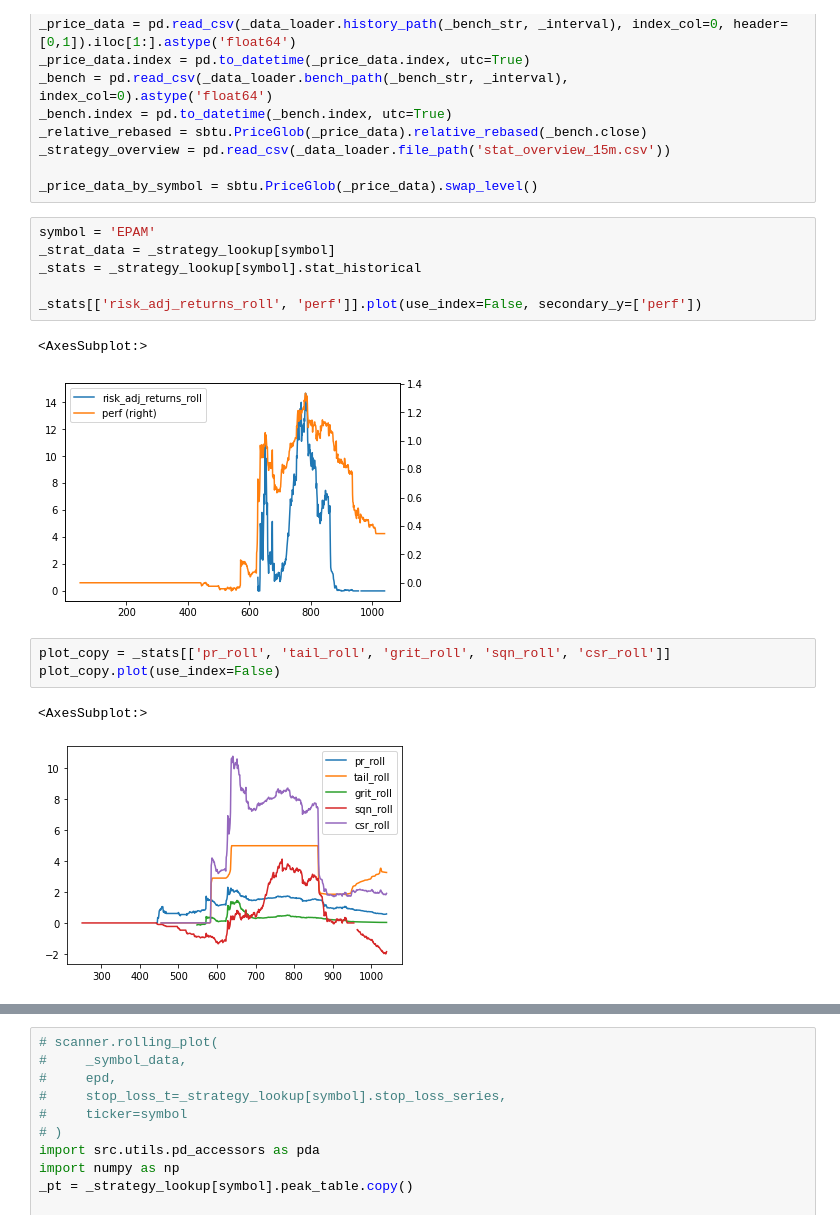
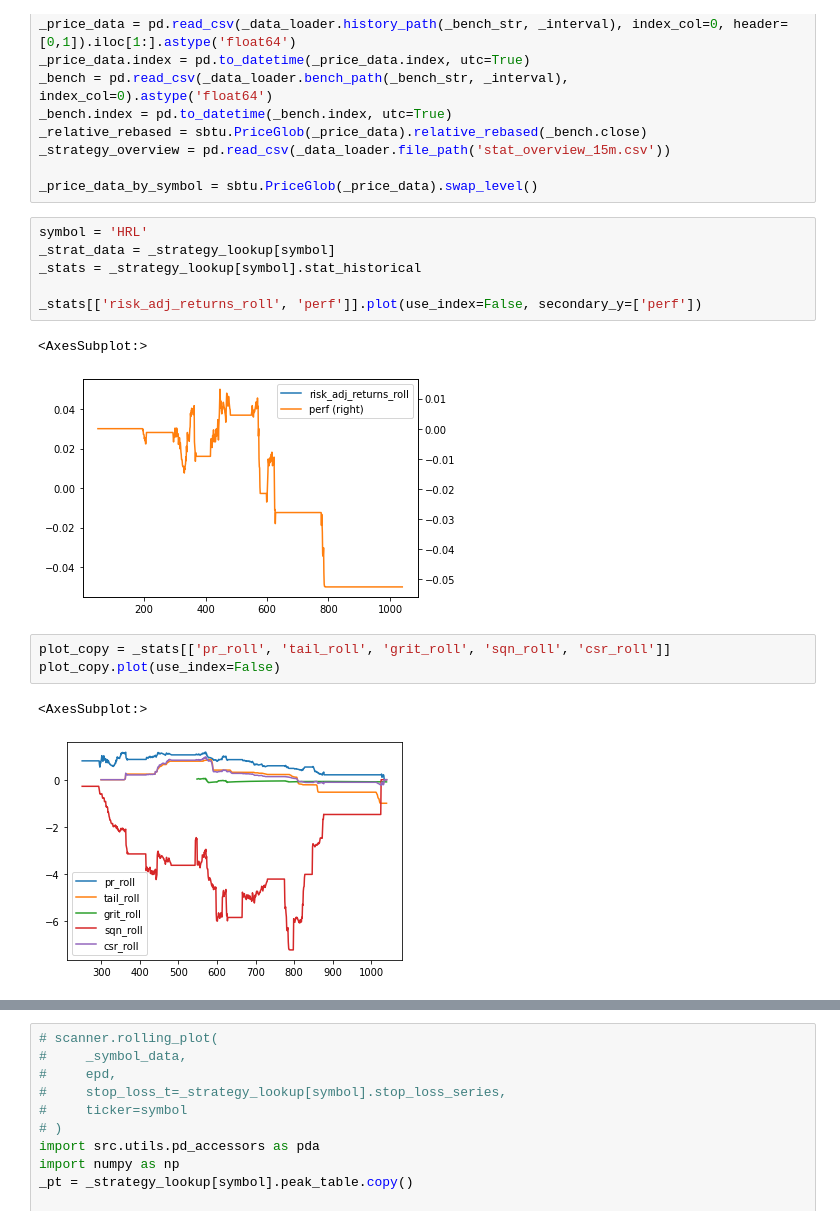
Before and after one commit to bjahnke/blue_bird_pms, a Jupyter notebook: src/backtester.ipynb, the cells around one changed output, grey strips where cells are left out. Cells and saved outputs as stored; diff of their text form.

```diff
--- a/src/backtester.ipynb
+++ b/src/backtester.ipynb
@@ -19,20 +19,20 @@ _strategy_overview = pd.read_csv(_data_loader.file_path('stat_overview_15m.csv')
 
 _price_data_by_symbol = sbtu.PriceGlob(_price_data).swap_level()
 # %%
-symbol = 'EPAM'
+symbol = 'HRL'
 _strat_data = _strategy_lookup[symbol]
 _stats = _strategy_lookup[symbol].stat_historical
 
 _stats[['risk_adj_returns_roll', 'perf']].plot(use_index=False, secondary_y=['perf'])
 # %% [output]
 <AxesSubplot:>
-[figure, old version]
+[figure, new version]
 # %%
 plot_copy = _stats[['pr_roll', 'tail_roll', 'grit_roll', 'sqn_roll', 'csr_roll']]
 plot_copy.plot(use_index=False)
 # %% [output]
 <AxesSubplot:>
-[figure, old version]
+[figure, new version]
 # %%
 # base = 90
 # for i in range(10):
```
Also changed, not shown: parts of 7 cells of this notebook, 6 other files.
